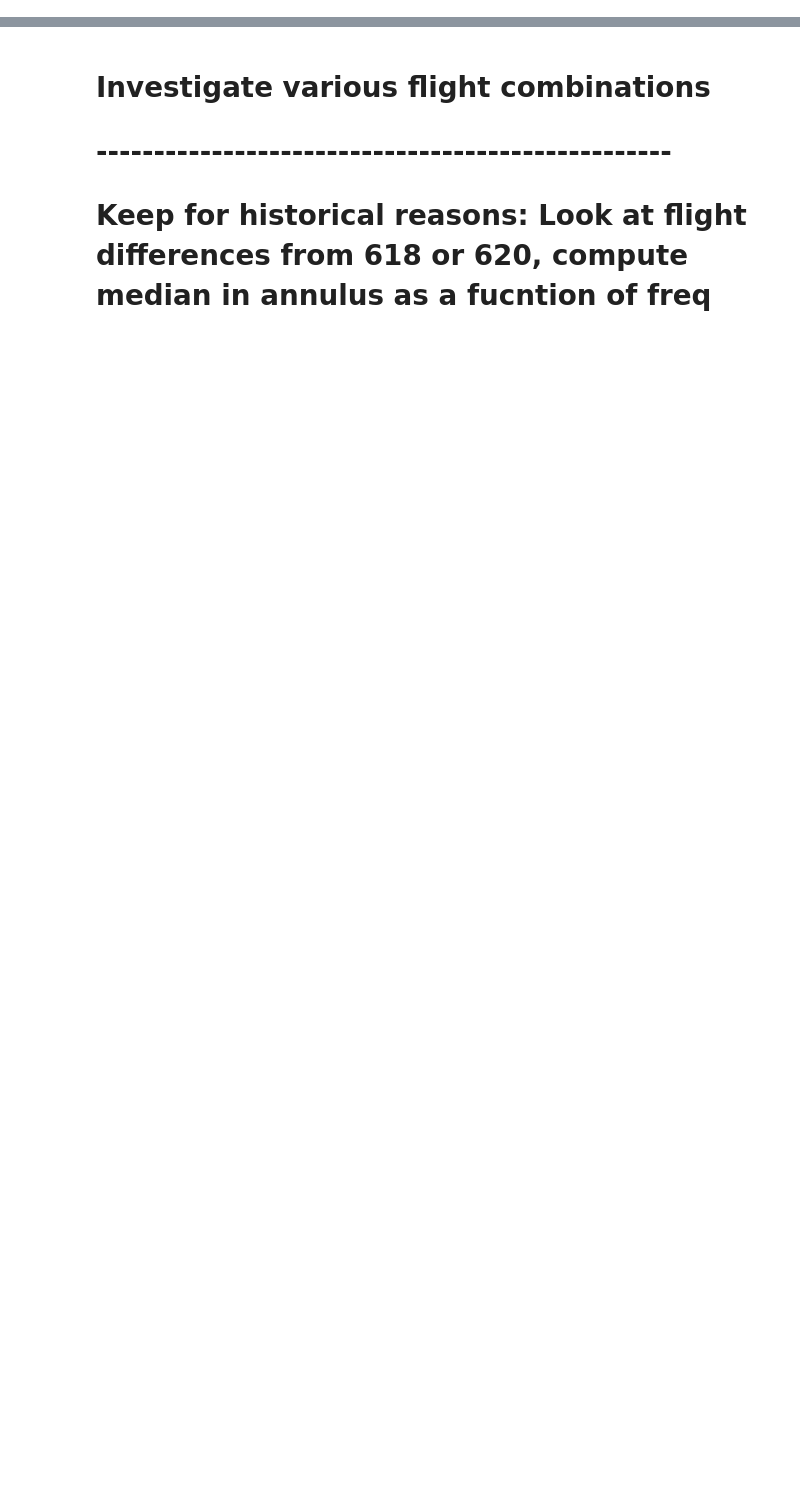
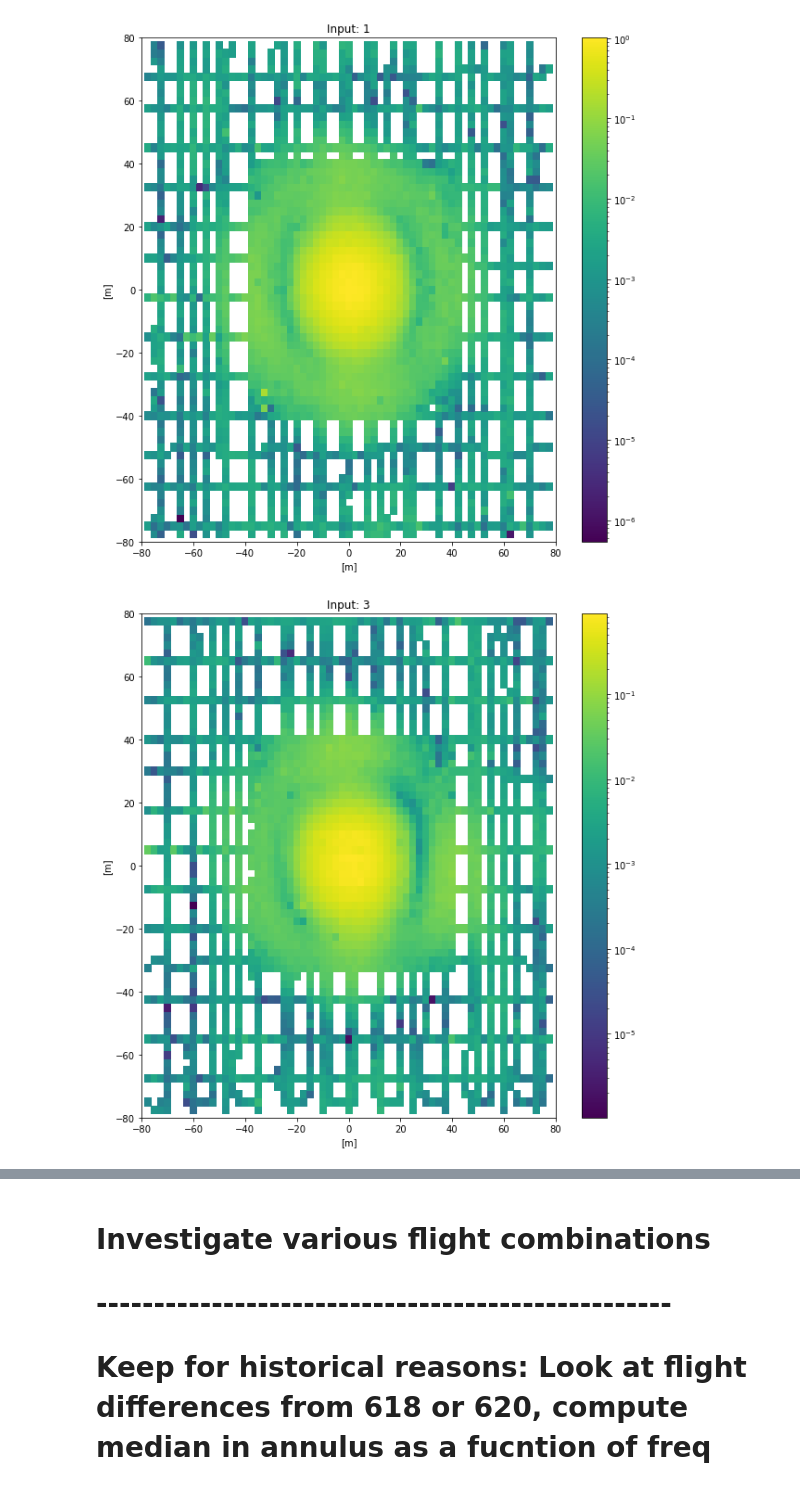
Before and after one commit to WrightLaboratory/newburghlabdrone, a Jupyter notebook: analysis/LBN_BeamClassAutofreq.ipynb, the cells around one changed output, grey strips where cells are left out. Drawn from its saved outputs; the diff is of its cells as text; code cells hidden in the pictures; blank space fills up the shorter version.

Commit message:
notebook updates for testing beam class coadds without weights

```diff
--- a/analysis/LBN_BeamClassAutofreq.ipynb
+++ b/analysis/LBN_BeamClassAutofreq.ipynb
@@ -160,0 +462,15 @@ Epolflights = ['620','648','649','535']
+# %%
+find = 932
+chind = 1
+
+pcklarr=np.sort(os.listdir(pckldir))
+gfitarr=np.sort(os.listdir(fitdir))
+amparr=np.sort(os.listdir(ampdir))
+
+flights = Npolflights
+concytest=[glob.glob(pckldir+'*'+fly+'*')[0] for fly in flights]
+
+
+beam=Beammap(concatlist=concytest,
+                 normalization='Gauss_wcorr',operation='std',mask=True,Xargs=[-1*sz,sz,2.5],
+                 Yargs=[-1*sz,sz,2.5],Fargs=[find,find+1,1])
@@ -160,0 +494,27 @@ Epolflights = ['620','648','649','535']
+# %%
+for i,chind in enumerate(N_pols):
+    fig = plt.figure(figsize=(10,10))
+    plt.pcolormesh(beam.x_centers_grid[:,:,chind],beam.y_centers_grid[:,:,chind],
+               np.abs(beam.V_LC_operation[:,:,0,chind]),cmap=cm.viridis,norm=LogNorm())#,edgecolors='k')
+    plt.xlim(-1*sz,sz)
+    plt.ylim(-1*sz,sz)
+    plt.xlabel('[m]')
+    plt.ylabel('[m]')
+    plt.title('Input: '+str(chind))
+    plt.colorbar()
+    plt.show()
+
+for i,chind in enumerate(N_pols):
+    fig = plt.figure(figsize=(10,10))
+    plt.pcolormesh(beam.x_centers_grid[:,:,chind],beam.y_centers_grid[:,:,chind],
+               beam.V_LC_operation_err[:,:,0,chind],cmap=cm.viridis)#,edgecolors='k')
+    plt.xlim(-1*sz,sz)
+    plt.ylim(-1*sz,sz)
+    plt.xlabel('[m]')
+    plt.ylabel('[m]')
+    plt.title('Input: '+str(chind))
+    plt.colorbar()
+    plt.show()
+# %% [output]
+[figure, added]
+[figure, added]
```
Also changed, not shown: parts of 23 cells of this notebook.
